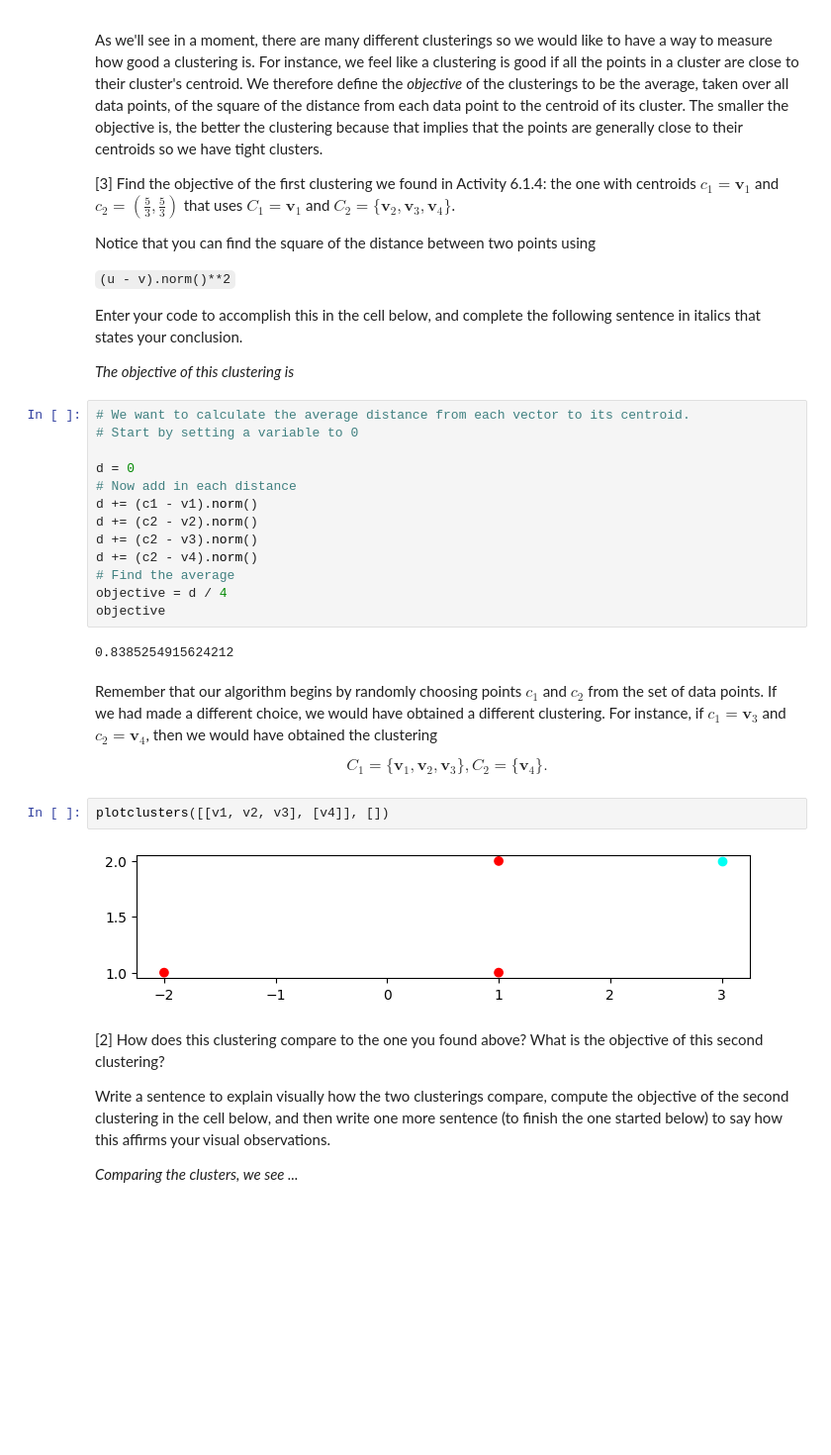
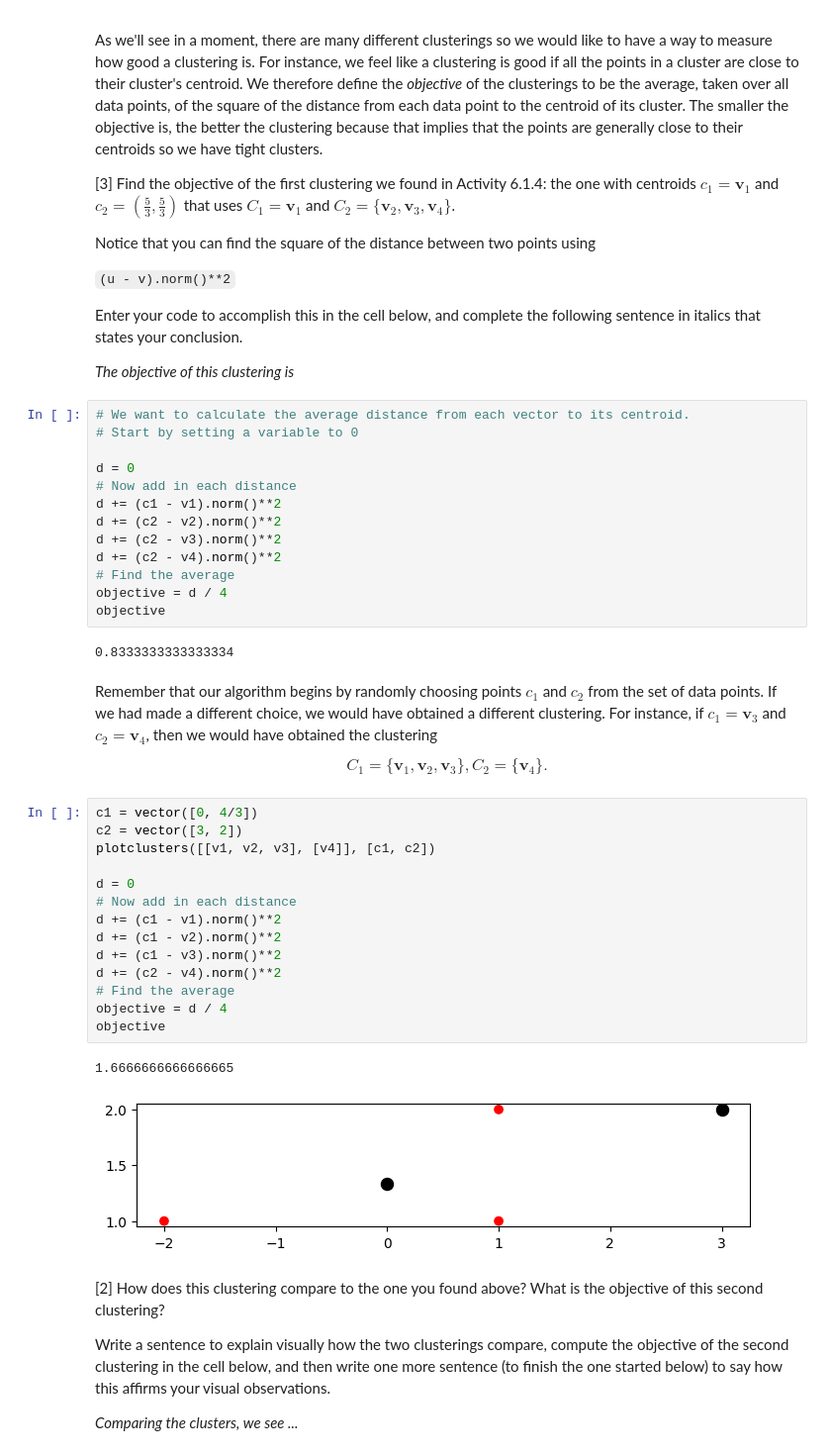
Before and after one commit to justinb4003/4003colab, a Jupyter notebook: Copy_of_205_Lab_1_k_means_(Cameron,_Justin_b,_ben_h).ipynb, the cells around one changed output. Shown at 99% size. Saved outputs shown, nothing was run; the diff lists cells and outputs as text; blank space fills up the shorter version.

```diff
--- a/Copy_of_205_Lab_1_k_means_(Cameron,_Justin_b,_ben_h).ipynb
+++ b/Copy_of_205_Lab_1_k_means_(Cameron,_Justin_b,_ben_h).ipynb
@@ -195,15 +195,15 @@ Enter your code to accomplish this in the cell below, and complete the following
 
 d = 0
 # Now add in each distance
-d += (c1 - v1).norm()
-d += (c2 - v2).norm()
-d += (c2 - v3).norm()
-d += (c2 - v4).norm()
+d += (c1 - v1).norm()**2
+d += (c2 - v2).norm()**2
+d += (c2 - v3).norm()**2
+d += (c2 - v4).norm()**2
 # Find the average
 objective = d / 4
 objective
 # %% [output]
-0.8385254915624212
+0.8333333333333334
 # %% [markdown]
 Remember that our algorithm begins by randomly choosing points $c_1$ and $c_2$ from the set of data points.  If we had made a different choice, we would have obtained a different clustering.  For instance, if $c_1 = {\mathbf v}_3$ and $c_2 = {\mathbf v}_4$, then we would have obtained the clustering
 
@@ -211,10 +211,23 @@ $$
 C_1 = \{{\mathbf v}_1, {\mathbf v}_2, {\mathbf v}_3\},
 C_2 = \{{\mathbf v}_4\}.
 $$
-# %%
-plotclusters([[v1, v2, v3], [v4]], [])
-# %% [output]
-[figure, removed]
+# %%
+c1 = vector([0, 4/3])
+c2 = vector([3, 2])
+plotclusters([[v1, v2, v3], [v4]], [c1, c2])
+
+d = 0
+# Now add in each distance
+d += (c1 - v1).norm()**2
+d += (c1 - v2).norm()**2
+d += (c1 - v3).norm()**2
+d += (c2 - v4).norm()**2
+# Find the average
+objective = d / 4
+objective
+# %% [output]
+1.6666666666666665
+[figure, added]
 # %% [markdown]
 [2] How does this clustering compare to the one you found above?  What is the objective of this second clustering?
 
```
Also changed, not shown: parts of 7 cells of this notebook.
